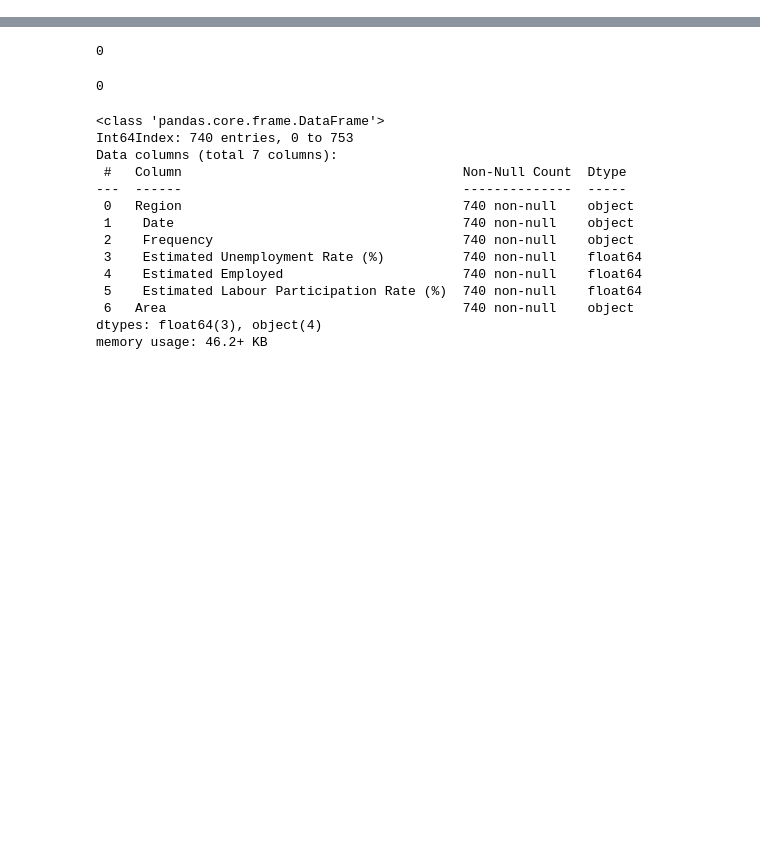
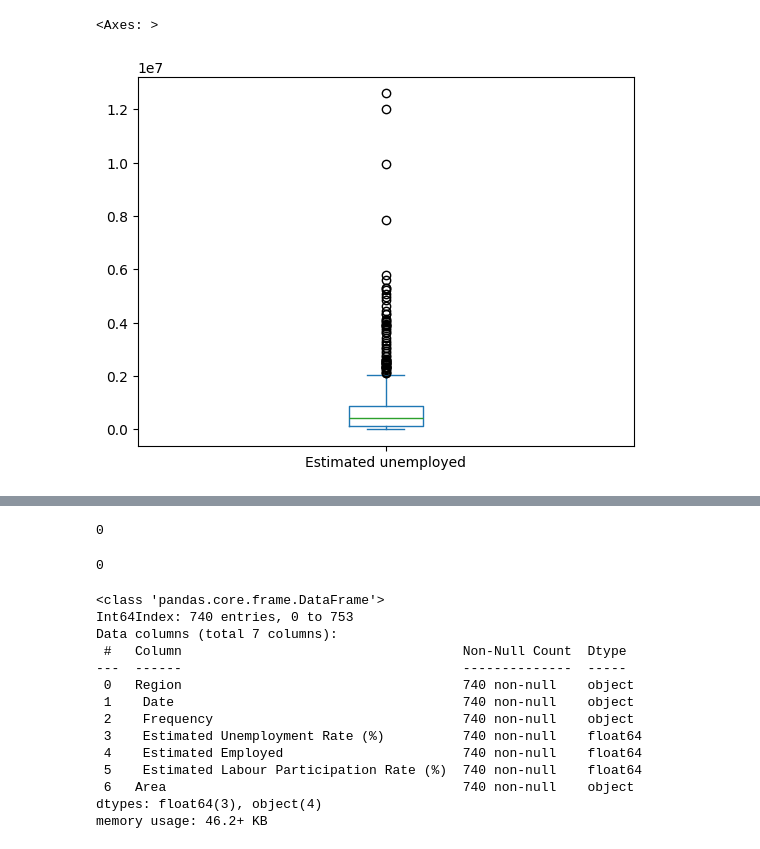
Before and after one commit to zyad-khaled/COGNORISE, a Jupyter notebook: FirstTask.ipynb, the cells around one changed output, grey strips where cells are left out. Saved outputs shown, nothing was run; the diff lists cells and outputs as text; code cells hidden in the pictures; blank space fills up the shorter version.

```diff
--- a/FirstTask.ipynb
+++ b/FirstTask.ipynb
@@ -7,0 +27,5 @@ unemploymentrate = pd.read_csv("C:\\Users\\Al-arab\\Desktop\\COGNORISE\\Unemploy
+# %%
+unemployment['Estimated unemployed'].plot(kind = "box")
+# %% [output]
+<Axes: >
+[figure, added]
```
Also changed, not shown: parts of 15 cells of this notebook.
